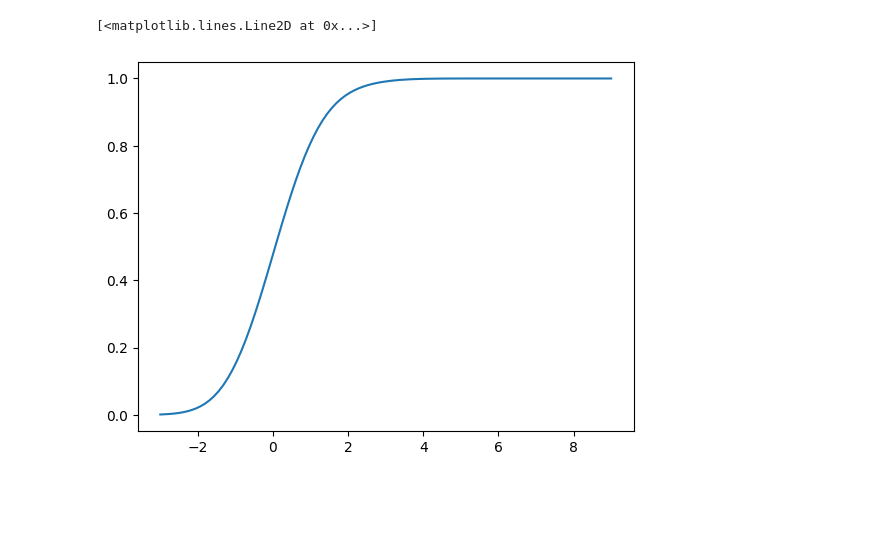
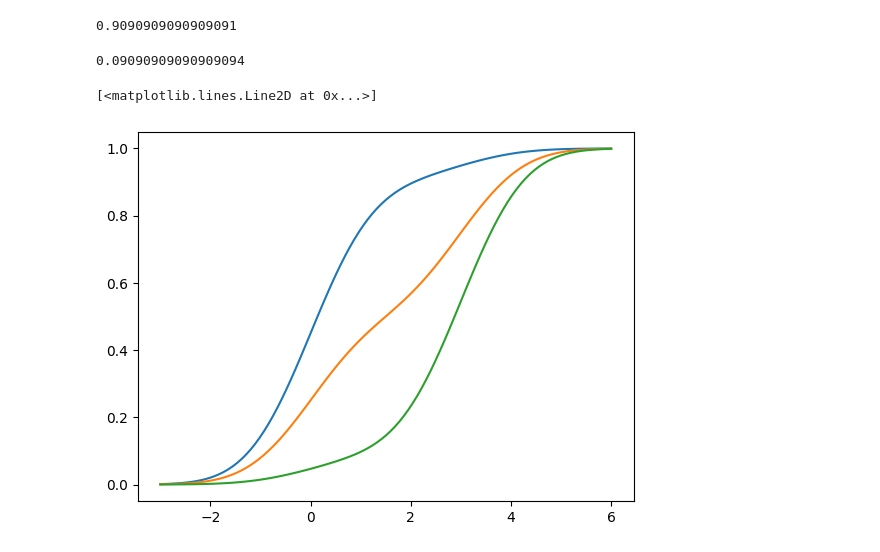
Before and after one commit to wilkieolin/system_flow, a Jupyter notebook: skill.ipynb, the cells around one changed output. Cells and saved outputs as stored; diff of their text form; code cells hidden in the pictures; blank space fills up the shorter version.

```diff
--- a/skill.ipynb
+++ b/skill.ipynb
@@ -41,31 +12,32 @@ class Classifier:
     def __init__(self, ratio, skill, varscale = 1.0):
         self.skill = skill
         self.ratio  = ratio
-        self.selectivity = 1 / ratio
-        self.n = ratio + 1
         self.varscale = varscale
+
+        self.pos = 1 / ratio
+        self.neg = 1 - self.pos
 
         #distribution of Y = 0 (reject) given X (data)
         self.false = lambda x: norm.cdf(x, loc=0.0, scale=varscale)
         #distribution of Y = 1 (accept) given X (data)
         self.true = lambda x: norm.cdf(x, loc=skill, scale=varscale)
-        #data rejected given a threshold
         #assume the selectivity we're giving reflects the ratio of the true scores generated
-        self.reject = lambda x: ((self.ratio) * self.false(x) + self.true(x))/ self.n
+        self.scores = lambda x: self.neg * self.false(x) + self.pos * self.true(x)
         #data accepted given a threshold
-        self.accept = lambda x: 1.0 - self.reject(x)
-        self.ratio_fn = lambda x: self.accept(x) / self.reject(x)
+        self.accept = lambda x: 1.0 - self.scores(x)
+        self.ratio_fn = lambda x: self.accept(x) / self.scores(x)
+        #get the data selection threshold
         self.threshold = self.solve_ratio()
 
-        self.tn = self.false(self.threshold) * (ratio / self.n)
-        self.fn = self.true(self.threshold) * (1 / self.n)
-        self.tp = (1.0 - self.true(self.threshold)) * (1 / self.n)
-        self.fp = (1.0 - self.false(self.threshold)) * (ratio / self.n)
+        self.tn = self.false(self.threshold)
+        self.fn = self.true(self.threshold)
+        self.tp = (1.0 - self.true(self.threshold))
+        self.fp = (1.0 - self.false(self.threshold))
 
-        self.confusion = np.array([[self.tn, self.fn], [self.fp, self.tp]])
+        self.error_matrix = np.array([[self.tn, self.fn], [self.fp, self.tp]])
 
     def solve_ratio(self):
-        opt_fn = lambda x: np.abs(self.selectivity - self.ratio_fn(x))
+        opt_fn = lambda x: np.abs(self.ratio - self.ratio_fn(x))
         soln = minimize_scalar(opt_fn, bounds=(0.0, 20.0))
         if soln.success:
             return soln.x
@@ -74,9 +48,21 @@ class Classifier:
+# %%
+c0 = Classifier(10, 3.0, 1.0)
+c1 = Classifier(2, 3.0, 1.0)
+c2 = Classifier(1.1, 3.0, 1.0)
+# %%
+c2.pos
+# %% [output]
+0.9090909090909091
+# %%
+c2.neg
+# %% [output]
+0.09090909090909094
 # %%
-xs = np.linspace(-3.0, 9.0, 101)
+zs = np.linspace(-3.0, 6.0, 101)
-# %%
-c1 = Classifier(20, 2.0, 1.0)
-# %%
-plt.plot(xs, c1.reject(xs))
-# %% [output]
-[<matplotlib.lines.Line2D at 0x...>]
-[figure, removed]
+# %%
+plt.plot(zs, c0.scores(zs))
+plt.plot(zs, c1.scores(zs))
+plt.plot(zs, c2.scores(zs))
+# %% [output]
+[<matplotlib.lines.Line2D at 0x...>]
+[figure, added]
```
Also changed, not shown: parts of 21 cells of this notebook, 8 other files.
